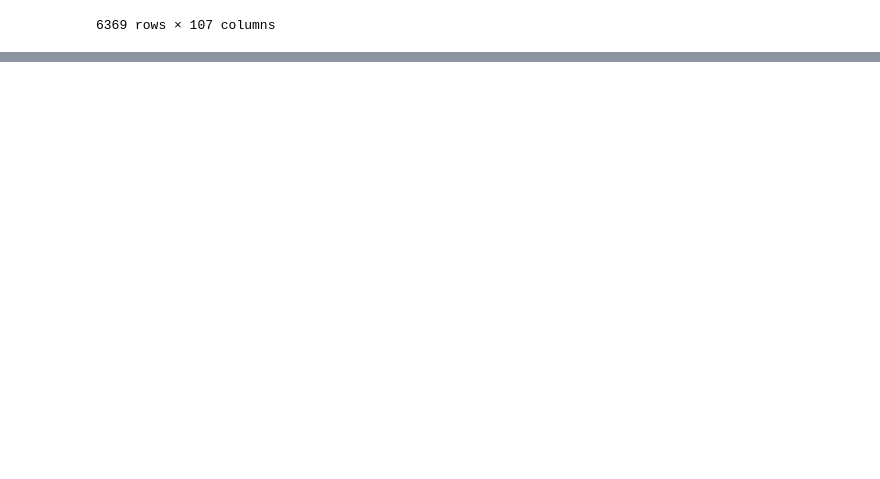
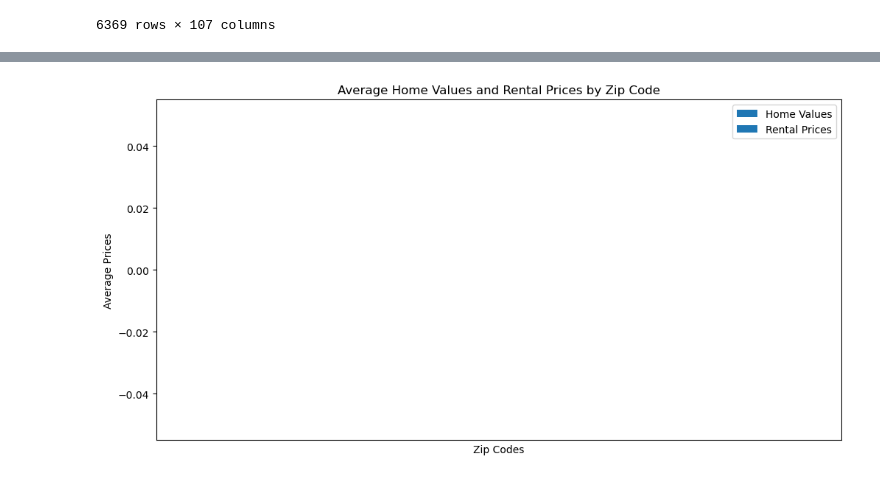
Before and after one commit to AlexPei-YuTsai/BerkeleyDataBootcampProjectONE, a Jupyter notebook: ZipCode_Rentalrent-Project1/RentsbyZipcode.ipynb, the cells around one changed output, grey strips where cells are left out. Cells and saved outputs as stored; diff of their text form; code cells hidden in the pictures; blank space fills up the shorter version.

```diff
--- a/ZipCode_Rentalrent-Project1/RentsbyZipcode.ipynb
+++ b/ZipCode_Rentalrent-Project1/RentsbyZipcode.ipynb
@@ -72,0 +253,42 @@ KeyError: 'date'
+# %%
+import matplotlib.pyplot as plt
+import numpy as np
+
+# Convert 'Home_values Average_2023_home' column to numeric
+merged_df['Home_values Average_2023_home'] = merged_df['Home_values Average_2023_home'].astype(float)
+
+# Select the top 100 zip codes with highest home values
+top_home_values = merged_df.nlargest(100, 'Home_values Average_2023_home')
+
+# Convert 'Rental_rates Average_2023_rental' column to numeric
+merged_df['Rental_rates Average_2023_rental'] = merged_df['Rental_rates Average_2023_rental'].astype(float)
+
+# Select the top 100 zip codes with highest rental rates
+top_rental_prices = merged_df.nlargest(100, 'Rental_rates Average_2023_rental')
+
+# Combine the top zip codes into a single list
+zip_codes = list(set(top_home_values['RegionName']).union(set(top_rental_prices['RegionName'])))
+
+# Create a subset DataFrame containing only the top zip codes
+subset_df = merged_df[merged_df['RegionName'].isin(zip_codes)]
+
+# Sort the subset DataFrame by zip codes
+subset_df.sort_values('RegionName', inplace=True)
+
+# Create the grouped bar chart
+fig, ax = plt.subplots(figsize=(12, 6))
+rects1 = ax.bar(np.arange(len(subset_df)), subset_df['Home_values Average_2023_home'], bar_width, label='Home Values')
+rects2 = ax.bar(np.arange(len(subset_df)) + bar_width, subset_df['Rental_rates Average_2023_rental'], bar_width, label='Rental Prices')
+
+# Add labels and title
+ax.set_xlabel('Zip Codes')
+ax.set_ylabel('Average Prices')
+ax.set_title('Average Home Values and Rental Prices by Zip Code')
+ax.set_xticks(np.arange(len(subset_df)) + bar_width / 2)
+ax.set_xticklabels(subset_df['RegionName'], rotation=90)
+ax.legend()
+
+# Show the chart
+plt.show()
+# %% [output]
+[figure, added]
```
Also changed, not shown: parts of 12 cells of this notebook.
